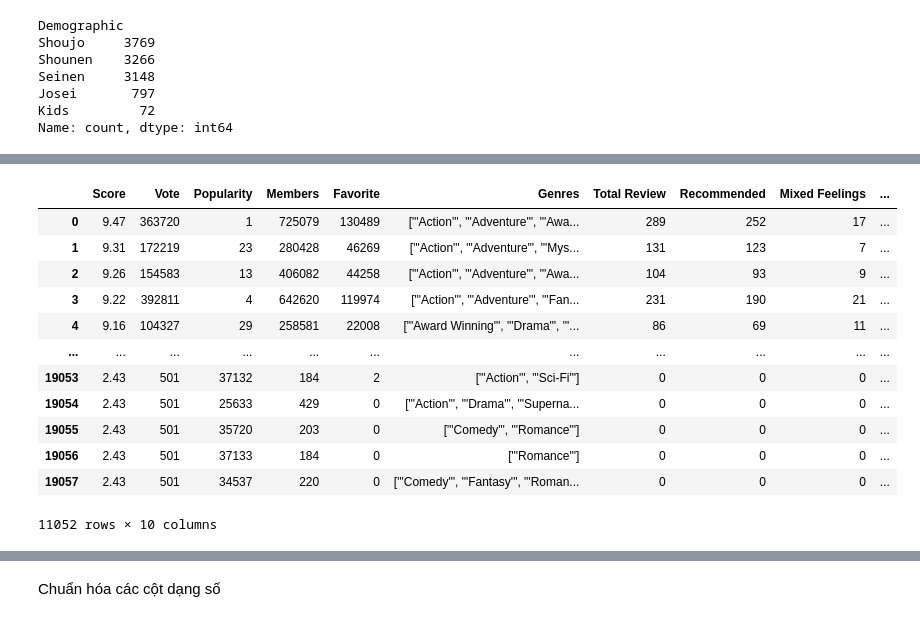
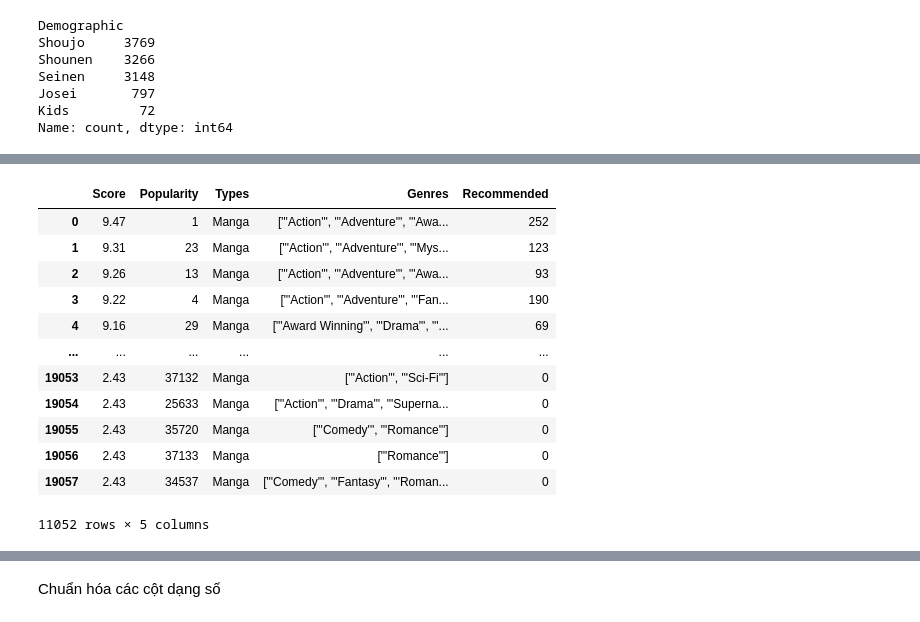
Before and after one commit to hahuy2004/FinalProject_IntroductionDS, a Jupyter notebook: Modeling_Systems/manga_demographic_classification_system.ipynb, the cells around one changed output, grey strips where cells are left out. Drawn from its saved outputs; the diff is of its cells as text; code cells hidden in the pictures.

```diff
--- a/Modeling_Systems/manga_demographic_classification_system.ipynb
+++ b/Modeling_Systems/manga_demographic_classification_system.ipynb
@@ -153,19 +159,19 @@ Passing `palette` without assigning `hue` is deprecated and will be removed in v
 [figure]
 # %%
-X = known_demographic_df.drop(columns=['Title', 'Ranked', 'Types', 'Volumes', 'Chapters', 'Status', 'Serialization', 'Author', 'Released date', 'Completed date', 'Demographic'])
+X = known_demographic_df.drop(columns=['Title', 'Ranked', 'Volumes', 'Chapters', 'Status', 'Serialization', 'Author', 'Released date', 'Completed date', 'Demographic', 'Vote', 'Members', 'Favorite', 'Total Review', 'Mixed Feelings', 'Not Recommended'])
 y = known_demographic_df['Demographic']
 X
 # %% [output]
-|  | Score | Vote | Popularity | Members | Favorite | Genres | Total Review | Recommended | Mixed Feelings | ... |
-| 0 | 9.47 | 363720 | 1 | 725079 | 130489 | ["'Action'", "'Adventure'", "'Awa... | 289 | 252 | 17 | ... |
-| 1 | 9.31 | 172219 | 23 | 280428 | 46269 | ["'Action'", "'Adventure'", "'Mys... | 131 | 123 | 7 | ... |
-| 2 | 9.26 | 154583 | 13 | 406082 | 44258 | ["'Action'", "'Adventure'", "'Awa... | 104 | 93 | 9 | ... |
-| 3 | 9.22 | 392811 | 4 | 642620 | 119974 | ["'Action'", "'Adventure'", "'Fan... | 231 | 190 | 21 | ... |
-| 4 | 9.16 | 104327 | 29 | 258581 | 22008 | ["'Award Winning'", "'Drama'", "'... | 86 | 69 | 11 | ... |
-| ... | ... | ... | ... | ... | ... | ... | ... | ... | ... | ... |
-| 19053 | 2.43 | 501 | 37132 | 184 | 2 | ["'Action'", "'Sci-Fi'"] | 0 | 0 | 0 | ... |
-| 19054 | 2.43 | 501 | 25633 | 429 | 0 | ["'Action'", "'Drama'", "'Superna... | 0 | 0 | 0 | ... |
-| 19055 | 2.43 | 501 | 35720 | 203 | 0 | ["'Comedy'", "'Romance'"] | 0 | 0 | 0 | ... |
-| 19056 | 2.43 | 501 | 37133 | 184 | 0 | ["'Romance'"] | 0 | 0 | 0 | ... |
-| 19057 | 2.43 | 501 | 34537 | 220 | 0 | ["'Comedy'", "'Fantasy'", "'Roman... | 0 | 0 | 0 | ... |
+|  | Score | Popularity | Types | Genres | Recommended |
+| 0 | 9.47 | 1 | Manga | ["'Action'", "'Adventure'", "'Awa... | 252 |
+| 1 | 9.31 | 23 | Manga | ["'Action'", "'Adventure'", "'Mys... | 123 |
+| 2 | 9.26 | 13 | Manga | ["'Action'", "'Adventure'", "'Awa... | 93 |
+| 3 | 9.22 | 4 | Manga | ["'Action'", "'Adventure'", "'Fan... | 190 |
+| 4 | 9.16 | 29 | Manga | ["'Award Winning'", "'Drama'", "'... | 69 |
+| ... | ... | ... | ... | ... | ... |
+| 19053 | 2.43 | 37132 | Manga | ["'Action'", "'Sci-Fi'"] | 0 |
+| 19054 | 2.43 | 25633 | Manga | ["'Action'", "'Drama'", "'Superna... | 0 |
+| 19055 | 2.43 | 35720 | Manga | ["'Comedy'", "'Romance'"] | 0 |
+| 19056 | 2.43 | 37133 | Manga | ["'Romance'"] | 0 |
+| 19057 | 2.43 | 34537 | Manga | ["'Comedy'", "'Fantasy'", "'Roman... | 0 |
-11052 rows × 10 columns
+11052 rows × 5 columns
```
Also changed, not shown: parts of 19 cells of this notebook.
